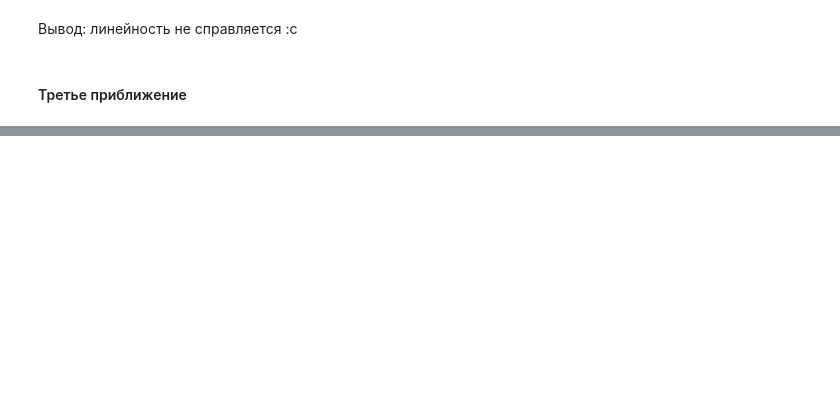
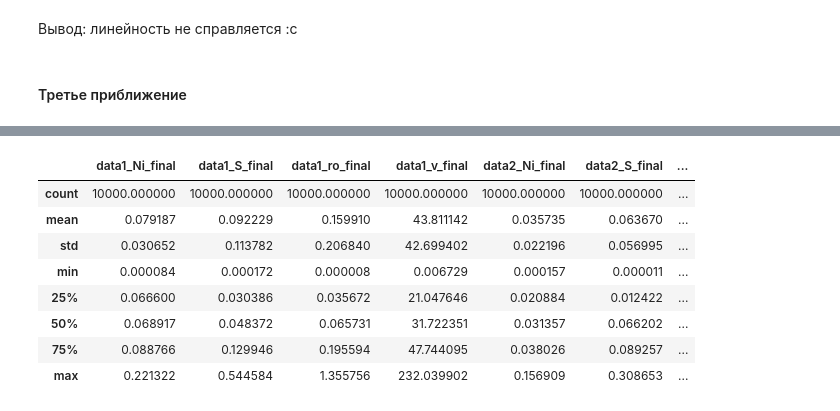
Before and after one commit to seri4ka/GB_task1, a Jupyter notebook: task.ipynb, the cells around one changed output, grey strips where cells are left out. Drawn from its saved outputs; the diff is of its cells as text; code cells hidden in the pictures; blank space fills up the shorter version.

```diff
--- a/task.ipynb
+++ b/task.ipynb
@@ -427,0 +669,16 @@ data_full.columns = new_columns
+# %%
+model.eval()
+with torch.no_grad():
+  final_predictions = model(x_final).squeeze().cpu().numpy()
+
+pd.DataFrame(abs(final_predictions - y_final.cpu().numpy()), columns=target).describe()
+# %% [output]
+|  | data1_Ni_final | data1_S_final | data1_ro_final | data1_v_final | data2_Ni_final | data2_S_final | ... |
+| count | 10000.000000 | 10000.000000 | 10000.000000 | 10000.000000 | 10000.000000 | 10000.000000 | ... |
+| mean | 0.079187 | 0.092229 | 0.159910 | 43.811142 | 0.035735 | 0.063670 | ... |
+| std | 0.030652 | 0.113782 | 0.206840 | 42.699402 | 0.022196 | 0.056995 | ... |
+| min | 0.000084 | 0.000172 | 0.000008 | 0.006729 | 0.000157 | 0.000011 | ... |
+| 25% | 0.066600 | 0.030386 | 0.035672 | 21.047646 | 0.020884 | 0.012422 | ... |
+| 50% | 0.068917 | 0.048372 | 0.065731 | 31.722351 | 0.031357 | 0.066202 | ... |
+| 75% | 0.088766 | 0.129946 | 0.195594 | 47.744095 | 0.038026 | 0.089257 | ... |
+| max | 0.221322 | 0.544584 | 1.355756 | 232.039902 | 0.156909 | 0.308653 | ... |
```
Also changed, not shown: parts of 22 cells of this notebook.
